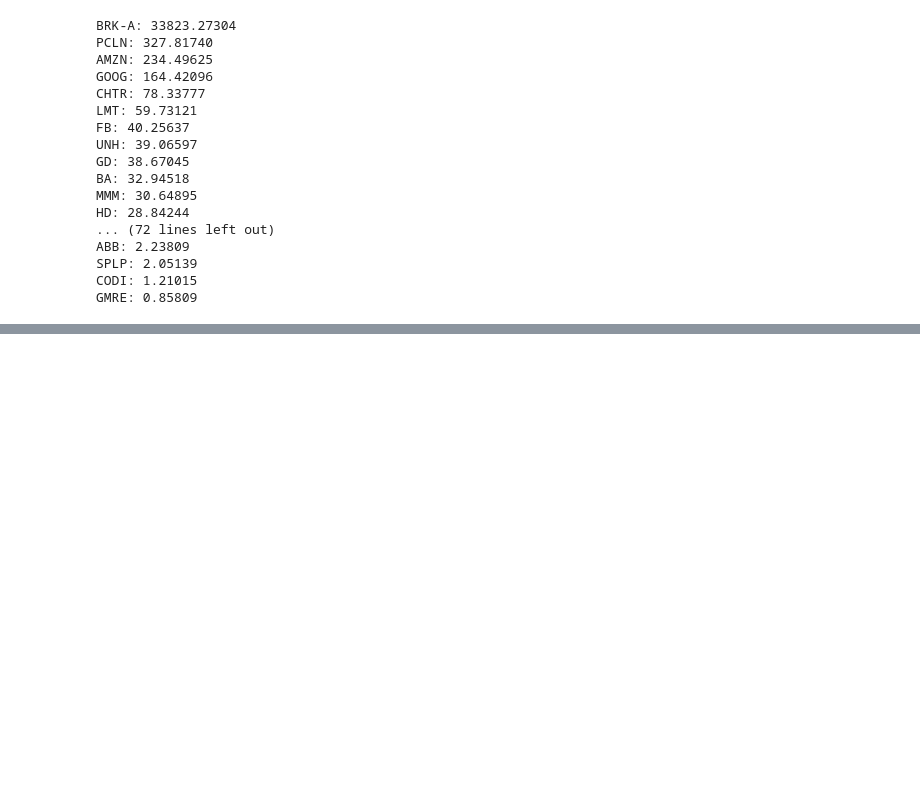
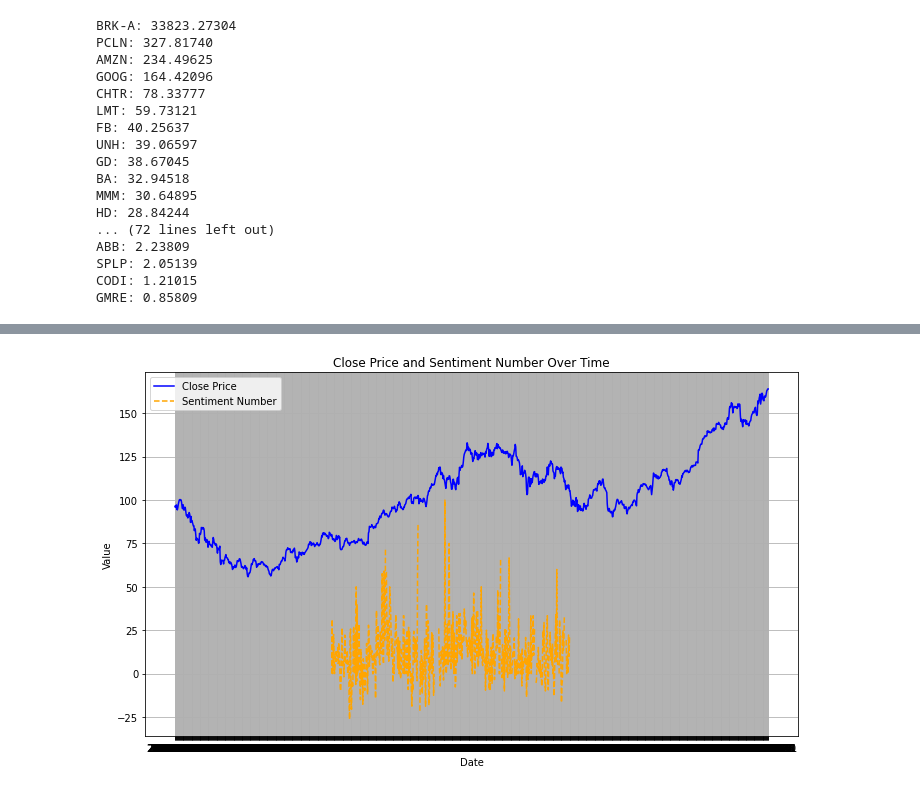
Before and after one commit to shaeantoine/greenscape, a Jupyter notebook: main.ipynb, the cells around one changed output, grey strips where cells are left out. Drawn from its saved outputs; the diff is of its cells as text; code cells hidden in the pictures; blank space fills up the shorter version.

Commit message:
Graph stock price and sentiment

```diff
--- a/main.ipynb
+++ b/main.ipynb
@@ -103,0 +101,8 @@ GMRE: 0.85809
+# %%
+# Merging sentiment analysis
+
+file_path = 'stock-price-predictions/tweet/AAPL/daily_tweet_sentiment.csv'
+sentiment = pd.read_csv(file_path)
+
+stock_senti = aapl_data.merge(sentiment, how = 'left', left_on='Date', right_on='day')
+stock_senti
@@ -103,0 +123,25 @@ GMRE: 0.85809
+# %%
+import pandas as pd
+import matplotlib.pyplot as plt
+
+# Plotting the Close Price and Sentiment Number
+plt.figure(figsize=(10, 6))
+
+# Plot Close Price
+plt.plot(stock_senti['Date'], stock_senti['Close'], label='Close Price', color='blue')
+
+# Plot Sentiment Number
+plt.plot(stock_senti['Date'], stock_senti['sentiment_number']*100, label='Sentiment Number', color='orange', linestyle='--')
+
+# Add labels and title
+plt.title('Close Price and Sentiment Number Over Time')
+plt.xlabel('Date')
+plt.ylabel('Value')
+plt.legend()
+plt.grid(True)
+plt.tight_layout()
+
+# Show the plot
+plt.show()
+# %% [output]
+[figure, added]
```
Also changed, not shown: parts of 2 cells of this notebook.
